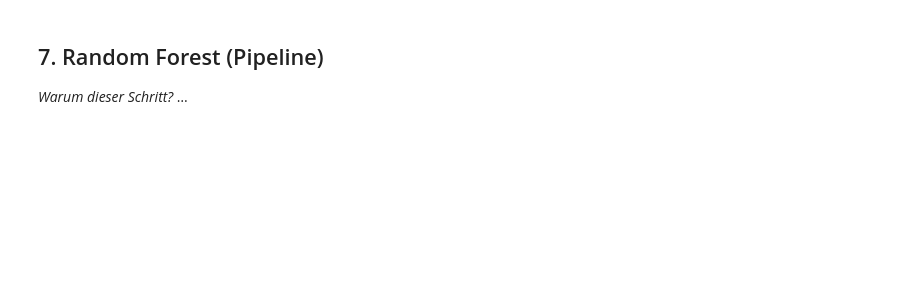
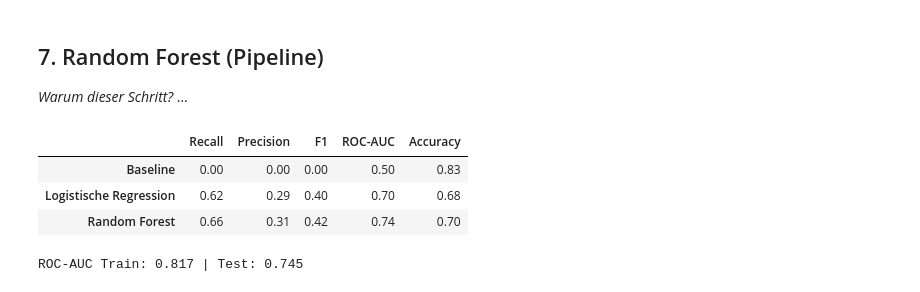
Before and after one commit to adrianmrizo/sonnenfeld-fluktuation, a Jupyter notebook: notebooks/02_modellierung.ipynb, the cells around one changed output. Drawn from its saved outputs; the diff is of its cells as text; code cells hidden in the pictures; blank space fills up the shorter version.

```diff
--- a/notebooks/02_modellierung.ipynb
+++ b/notebooks/02_modellierung.ipynb
@@ -86,0 +178,20 @@ mit `gehalt_final`, mit binären Schwellenwerten für die logistische Regression
+# %%
+from sklearn.metrics import f1_score, roc_auc_score, confusion_matrix
+
+def evaluate(model, X_test, y_test, name):
+    """Return the main test metrics of a fitted classifier as one row."""
+    y_pred = model.predict(X_test)
+    y_proba = model.predict_proba(X_test)[:, 1]   # predicted probability of resignation
+    return pd.Series({
+        "Recall": recall_score(y_test, y_pred),
+        "Precision": precision_score(y_test, y_pred, zero_division=0),
+        "F1": f1_score(y_test, y_pred),
+        "ROC-AUC": roc_auc_score(y_test, y_proba),
+        "Accuracy": accuracy_score(y_test, y_pred),
+    }, name=name).round(3)
+
+ergebnisse = pd.DataFrame([
+    evaluate(baseline, X_test, y_test, "Baseline"),
+    evaluate(logreg, X_test, y_test, "Logistische Regression"),
+])
+ergebnisse
@@ -88,3 +212,40 @@ mit `gehalt_final`, mit binären Schwellenwerten für die logistische Regression
 ## 7. Random Forest (Pipeline)
 
 *Warum dieser Schritt?* …
+# %%
+from sklearn.ensemble import RandomForestClassifier
+
+# Trees need no scaling: numeric features pass through unchanged.
+# One-hot is still required (scikit-learn trees need numbers); no reference category needed.
+preprocessing_rf = ColumnTransformer([
+    ("num", "passthrough", numerische_merkmale),
+    ("cat", OneHotEncoder(handle_unknown="ignore"), kategoriale_merkmale),
+])
+
+rf = Pipeline([
+    ("prep", preprocessing_rf),
+    ("model", RandomForestClassifier(
+        n_estimators=300,          # number of trees; more = more stable, slower
+        min_samples_leaf=20,       # each final leaf holds >= 20 employees -> limits overfitting
+        class_weight="balanced",   # same class weighting as the logistic regression
+        random_state=config.RANDOM_STATE,
+        n_jobs=-1,                 # use all CPU cores
+    )),
+])
+
+rf.fit(X_train, y_train);
+
+ergebnisse = pd.concat([ergebnisse, evaluate(rf, X_test, y_test, "Random Forest").to_frame().T])
+ergebnisse
+# %% [output]
+|  | Recall | Precision | F1 | ROC-AUC | Accuracy |
+| Baseline | 0.00 | 0.00 | 0.00 | 0.50 | 0.83 |
+| Logistische Regression | 0.62 | 0.29 | 0.40 | 0.70 | 0.68 |
+| Random Forest | 0.66 | 0.31 | 0.42 | 0.74 | 0.70 |
+# %%
+# Overfitting check: large gap between train and test AUC = model memorises training data
+auc_train = roc_auc_score(y_train, rf.predict_proba(X_train)[:, 1])
+auc_test = roc_auc_score(y_test, rf.predict_proba(X_test)[:, 1])
+print(f"ROC-AUC Train: {auc_train:.3f} | Test: {auc_test:.3f}")
+# %% [output]
+ROC-AUC Train: 0.817 | Test: 0.745
```
Also changed, not shown: parts of 31 cells of this notebook.
